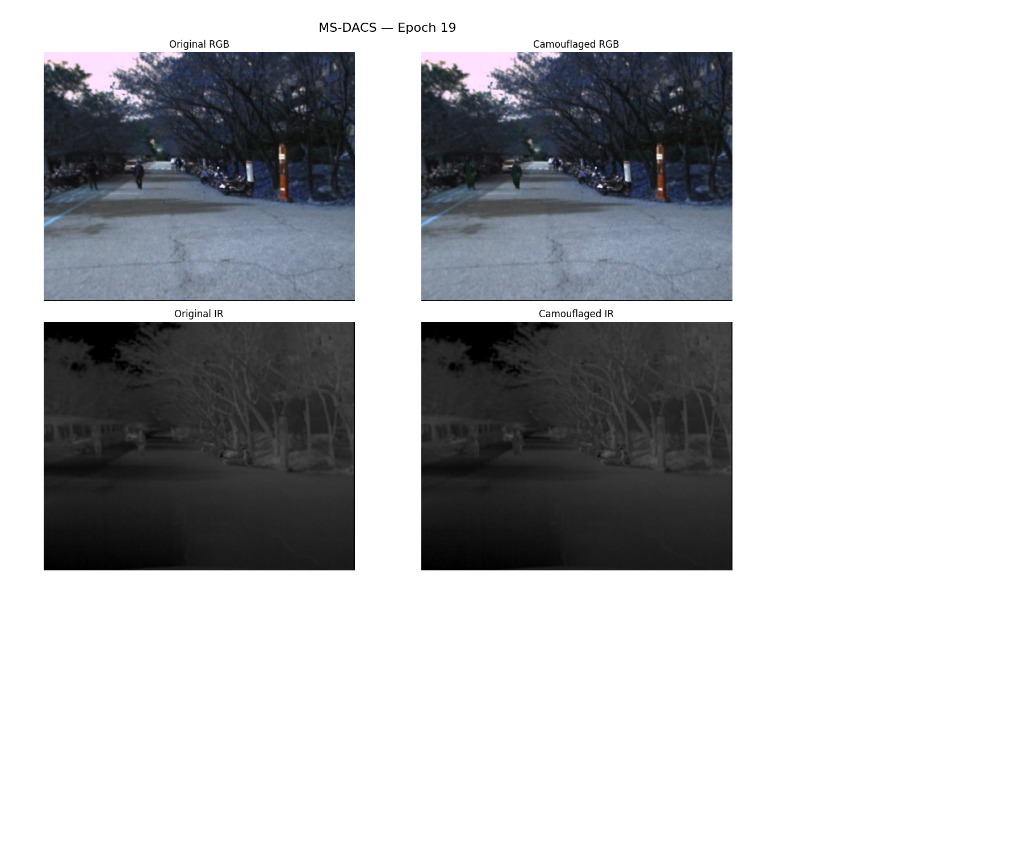
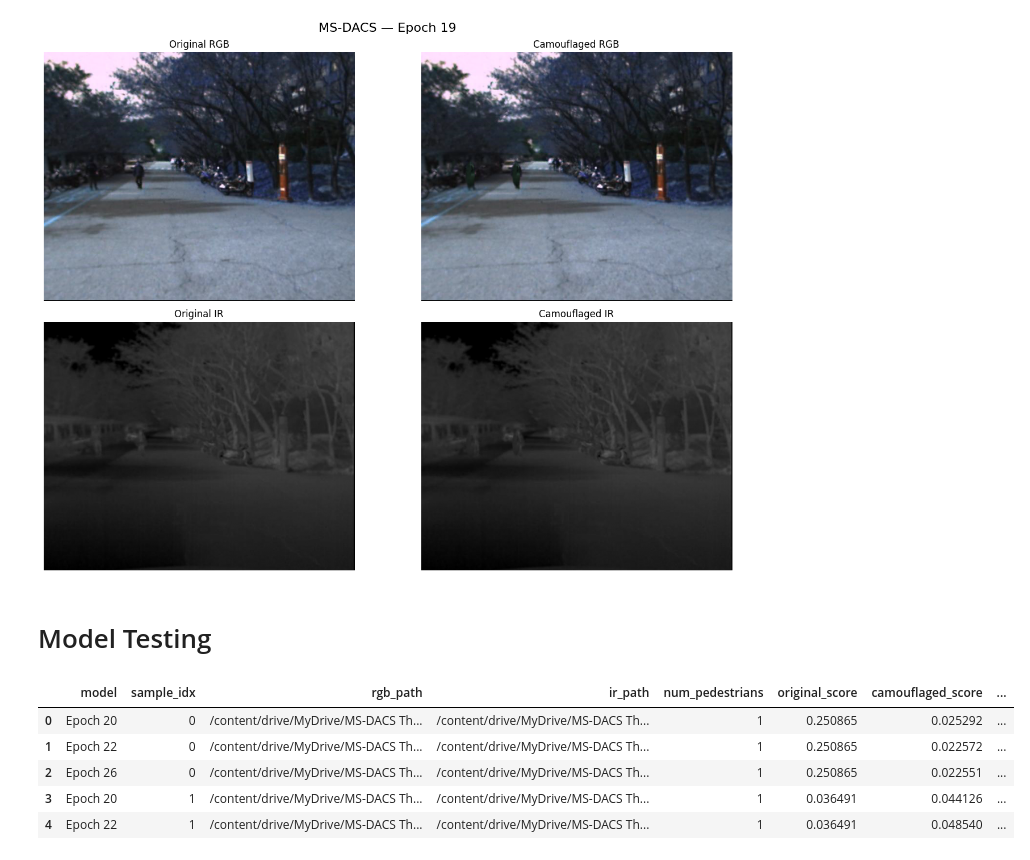
Before and after one commit to Debnath-Goutam/MS-DACS, a Jupyter notebook: MSDACS_Updated.ipynb, the cells around one changed output. Saved outputs shown, nothing was run; the diff lists cells and outputs as text; code cells hidden in the pictures; blank space fills up the shorter version.

```diff
--- a/MSDACS_Updated.ipynb
+++ b/MSDACS_Updated.ipynb
@@ -4729,6 +4847,28 @@ def combined_detector_score(
             values
         ).mean().item()
     )
+# %%
+def get_max_score(scores):
+    """
+    Returns the maximum detector score.
+    If there are no detections, returns 0.0.
+    """
+
+    if scores is None:
+        return 0.0
+
+    if len(scores) == 0:
+        return 0.0
+
+    if torch.is_tensor(scores):
+        return float(scores.max().item())
+
+    scores = np.asarray(scores, dtype=np.float32)
+
+    if scores.size == 0:
+        return 0.0
+
+    return float(scores.max())
 # %% [markdown]
 ## Candidate model loading
 # %%
@@ -7117,3 +7901,34 @@ visualize_epoch_camouflage(
             )
 # %% [output]
 [figure]
+# %% [markdown]
+# Model Testing
+# %%
+test_results_smoke = evaluate_candidates_on_test(
+
+    test_data=test_data,
+
+    candidate_models=candidate_models,
+
+    motion_mean=motion_mean,
+    motion_std=motion_std,
+
+    detector_score_fn=detector_score_fn,
+
+    device=device,
+
+    alpha=1.0,
+
+    max_samples=10,
+
+    seed=42
+)
+# %%
+test_results_smoke.head()
+# %% [output]
+|  | model | sample_idx | rgb_path | ir_path | num_pedestrians | original_score | camouflaged_score | ... |
+| 0 | Epoch 20 | 0 | /content/drive/MyDrive/MS-DACS Th... | /content/drive/MyDrive/MS-DACS Th... | 1 | 0.250865 | 0.025292 | ... |
+| 1 | Epoch 22 | 0 | /content/drive/MyDrive/MS-DACS Th... | /content/drive/MyDrive/MS-DACS Th... | 1 | 0.250865 | 0.022572 | ... |
+| 2 | Epoch 26 | 0 | /content/drive/MyDrive/MS-DACS Th... | /content/drive/MyDrive/MS-DACS Th... | 1 | 0.250865 | 0.022551 | ... |
+| 3 | Epoch 20 | 1 | /content/drive/MyDrive/MS-DACS Th... | /content/drive/MyDrive/MS-DACS Th... | 1 | 0.036491 | 0.044126 | ... |
+| 4 | Epoch 22 | 1 | /content/drive/MyDrive/MS-DACS Th... | /content/drive/MyDrive/MS-DACS Th... | 1 | 0.036491 | 0.048540 | ... |
```
Also changed, not shown: parts of 69 cells of this notebook.
